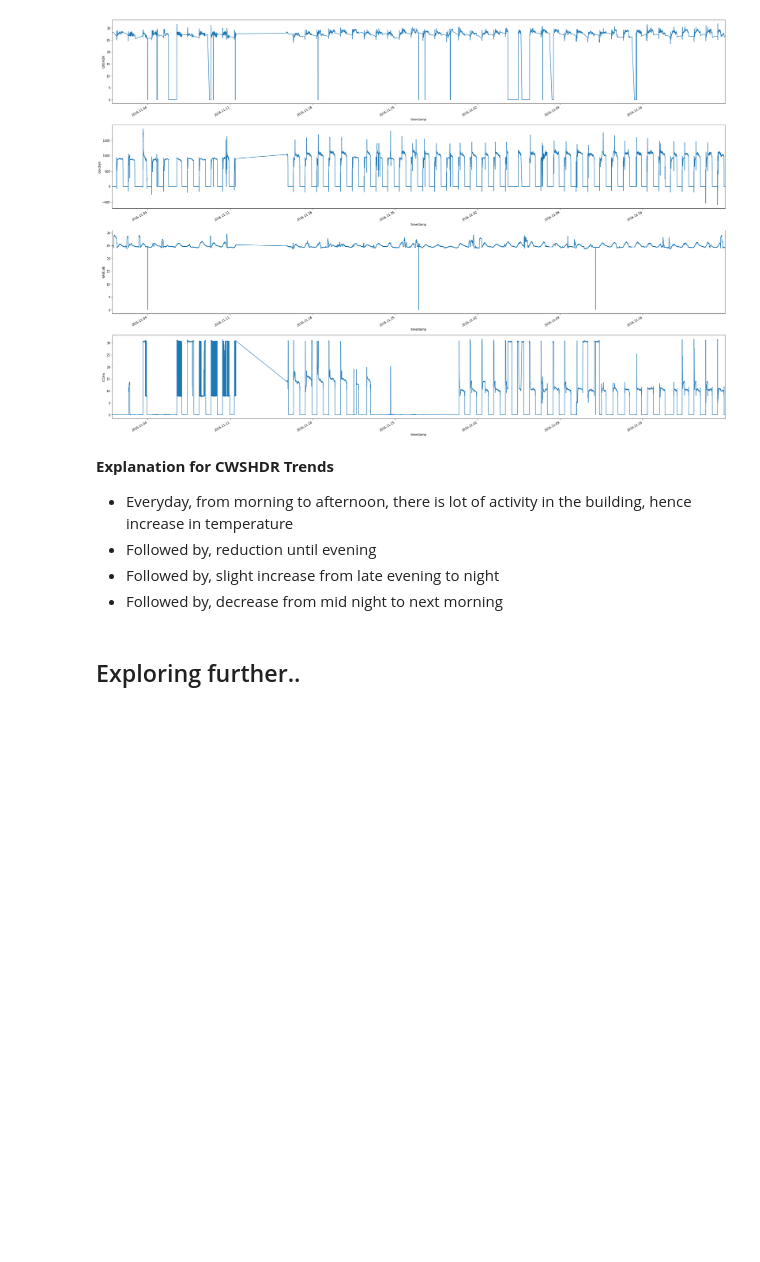
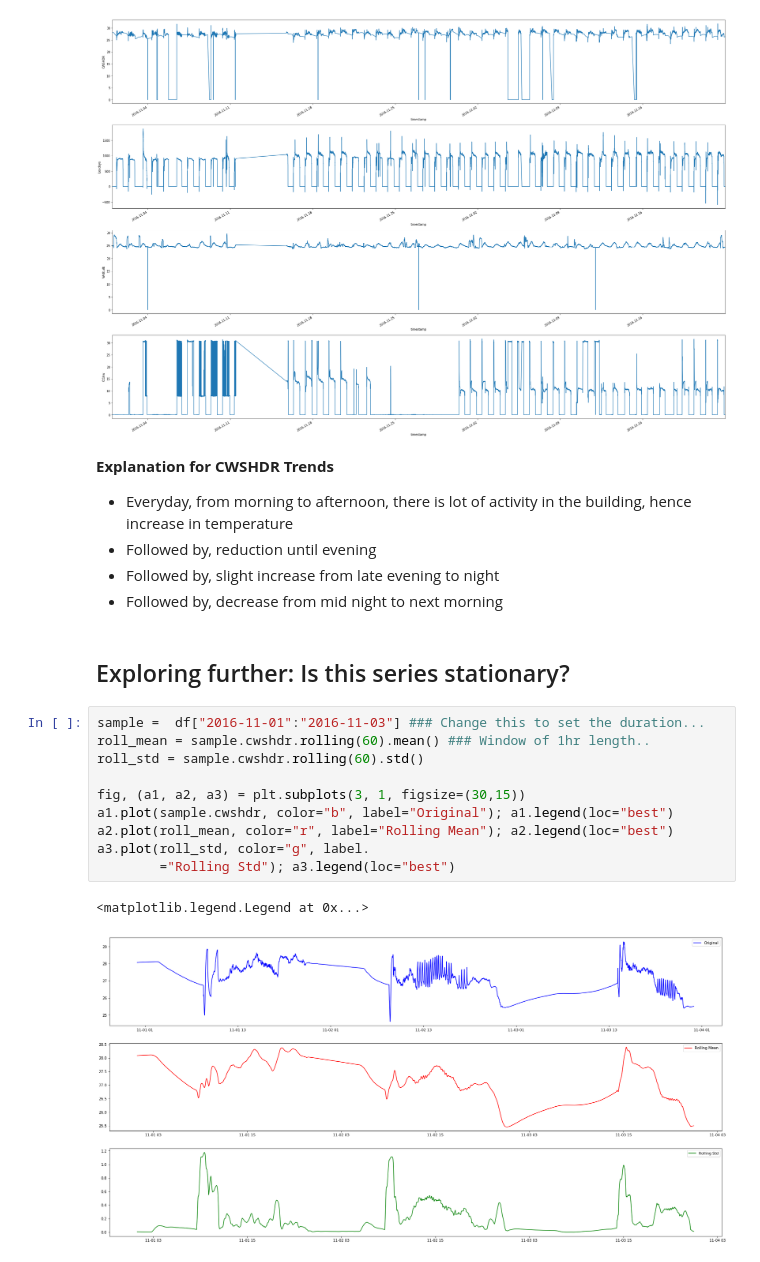
Before and after one commit to MiachelGu/chiller-plants, a Jupyter notebook: notebooks/Playground.ipynb, the cells around one changed output. Cells and saved outputs as stored; diff of their text form; blank space fills up the shorter version.

```diff
--- a/notebooks/Playground.ipynb
+++ b/notebooks/Playground.ipynb
@@ -148,4 +143,17 @@ f.tight_layout()
 - Followed by, slight increase from late evening to night
 - Followed by, decrease from mid night to next morning
 # %% [markdown]
-## Exploring further..
+## Exploring further: Is this series stationary?
+# %%
+sample =  df["2016-11-01":"2016-11-03"] ### Change this to set the duration...
+roll_mean = sample.cwshdr.rolling(60).mean() ### Window of 1hr length..
+roll_std = sample.cwshdr.rolling(60).std()
+
+fig, (a1, a2, a3) = plt.subplots(3, 1, figsize=(30,15))
+a1.plot(sample.cwshdr, color="b", label="Original"); a1.legend(loc="best")
+a2.plot(roll_mean, color="r", label="Rolling Mean"); a2.legend(loc="best")
+a3.plot(roll_std, color="g", label.
+        ="Rolling Std"); a3.legend(loc="best")
+# %% [output]
+<matplotlib.legend.Legend at 0x...>
+[figure, added]
```
Also changed, not shown: parts of 10 cells of this notebook, 1 other file.
